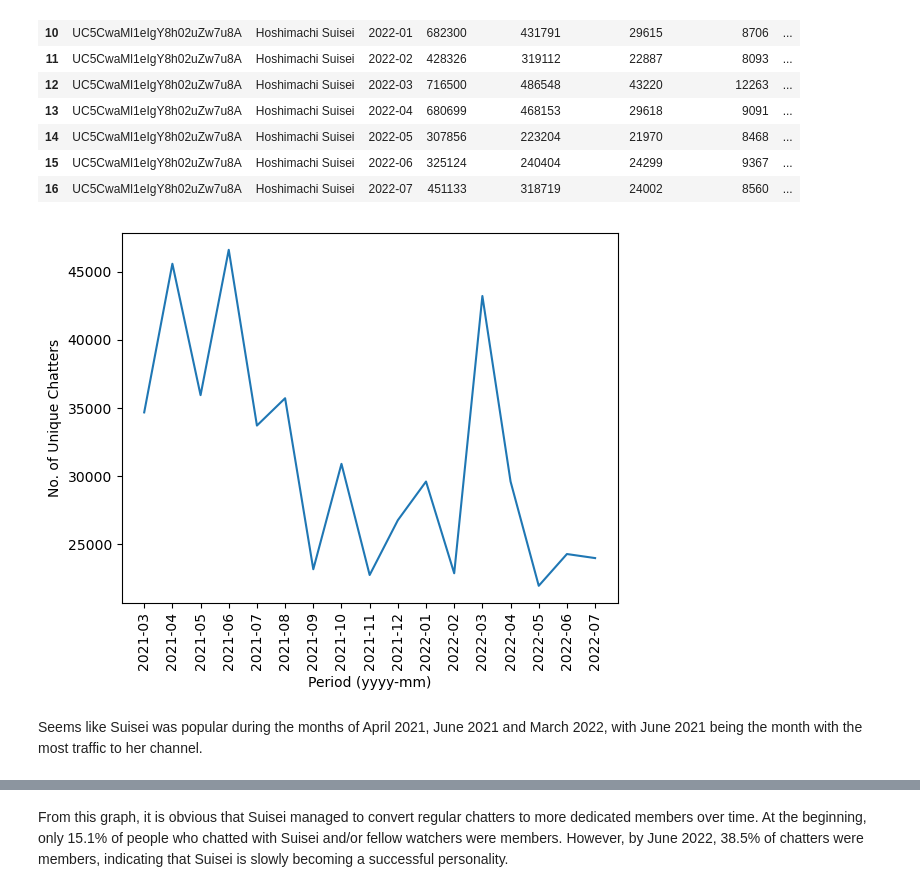
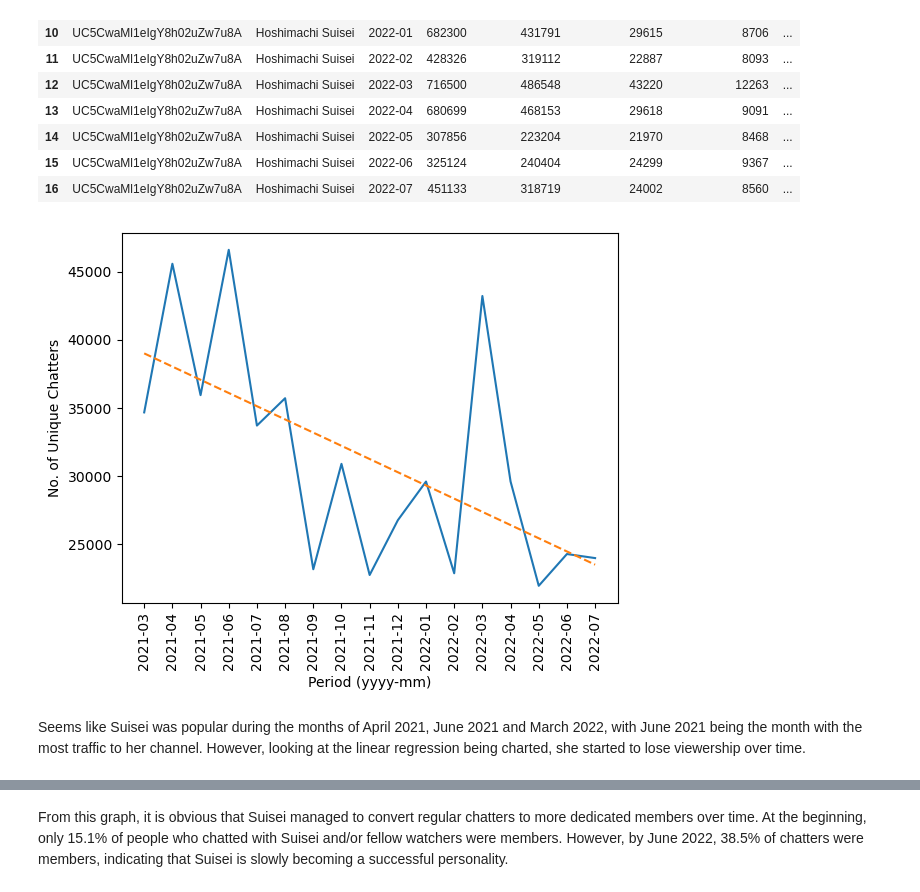
Before and after one commit to falconpunch082/industry-application, a Jupyter notebook: VTuber Statistics - Entertainment/vtuber-stats.ipynb, the cells around one changed output, grey strips where cells are left out. Saved outputs shown, nothing was run; the diff lists cells and outputs as text; code cells hidden in the pictures.

```diff
--- a/VTuber Statistics - Entertainment/vtuber-stats.ipynb
+++ b/VTuber Statistics - Entertainment/vtuber-stats.ipynb
@@ -334,14 +335,21 @@ suisei_chats
 | 15 | UC5CwaMl1eIgY8h02uZw7u8A | Hoshimachi Suisei | 2022-06 | 325124 | 240404 | 24299 | 9367 | ... |
 | 16 | UC5CwaMl1eIgY8h02uZw7u8A | Hoshimachi Suisei | 2022-07 | 451133 | 318719 | 24002 | 8560 | ... |
 # %%
+# Creating linear regression model
+x_values = range(len(suisei_chats["period"]))
+y_values = suisei_chats["uniqueChatters"]
+(slope, intercept, rvalue, pvalue, stderr) = st.linregress(x_values, y_values)
+regress_values = x_values * slope + intercept
+
 # Plotting number of unique chatters over period
 plt.plot(suisei_chats["period"], suisei_chats["uniqueChatters"])
+plt.plot(x_values,regress_values, linestyle='dashed')
 plt.xlabel("Period (yyyy-mm)")
 plt.xticks(rotation=90)
 plt.ylabel("No. of Unique Chatters")
 plt.show()
 # %% [output]
-[figure, old version]
+[figure, new version]
 # %% [markdown]
-Seems like Suisei was popular during the months of April 2021, June 2021 and March 2022, with June 2021 being the month with the most traffic to her channel.
+Seems like Suisei was popular during the months of April 2021, June 2021 and March 2022, with June 2021 being the month with the most traffic to her channel. However, looking at the linear regression being charted, she started to lose viewership over time.
 # %%
```
Also changed, not shown: parts of 4 cells of this notebook.
